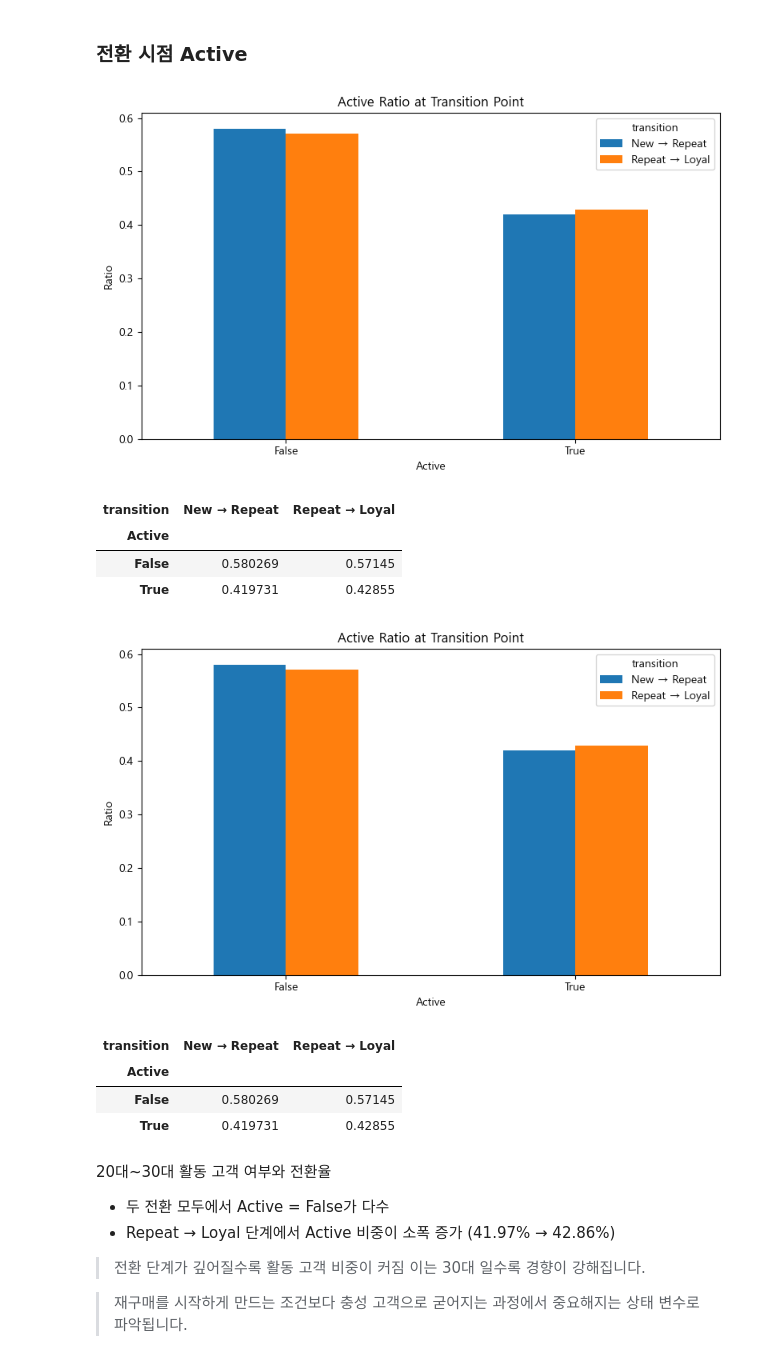
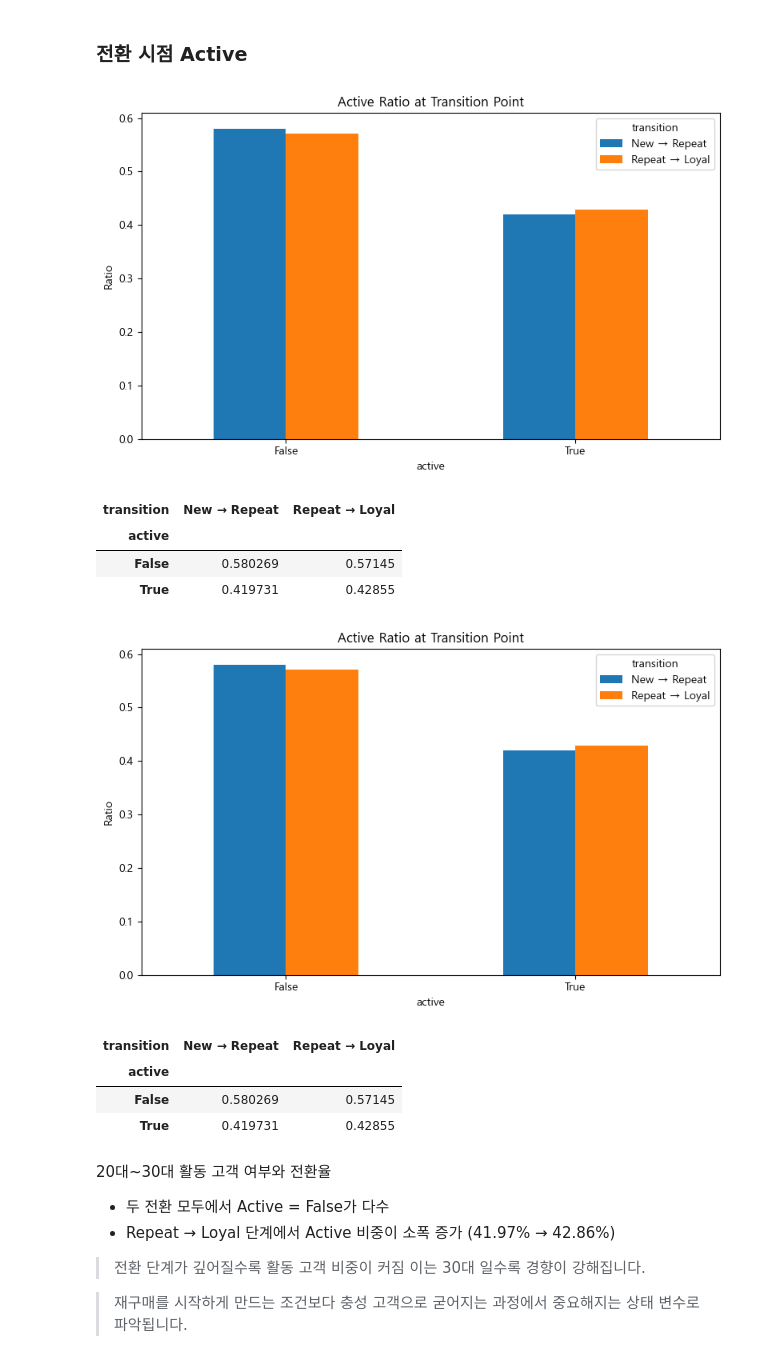
Before and after one commit to leegolem/data-commando-project, a Jupyter notebook: notebooks/member2/3. Analyze_try5_total.ipynb, the cells around one changed output. Cells and saved outputs as stored; diff of their text form; code cells hidden in the pictures.

```diff
--- a/notebooks/member2/3. Analyze_try5_total.ipynb
+++ b/notebooks/member2/3. Analyze_try5_total.ipynb
@@ -1959,8 +1957,8 @@ cust_attr = (
     analysis_cust[
         ["customer_id"
         , "age_group"
-        , "FN"
-        , "Active"
+        , "fn"
+        , "active"
         , "club_member_status"]
     ]
     .drop_duplicates("customer_id")
@@ -2218,43 +2216,43 @@ FN을 구독하든 안 하든 전환 확률 자체가 크게 달라지지 않는
 # %%
 # 20대 활동 고객 여부
 active_20s = (
     transition_attr_20s
-    .groupby(["transition", "Active"], as_index=False)
+    .groupby(["transition", "active"], as_index=False)
     .agg(customer_cnt=("customer_id", "nunique"))
 )
 
 # 20대 활동 고객 여부 비율
 active_20s["ratio"] = (
     active_20s["customer_cnt"]
     / active_20s.groupby("transition")["customer_cnt"].transform("sum")
 )
 
 # 그래프용 피봇
 active_pivot = (
     active_20s
-    .pivot(index="Active", columns="transition", values="ratio")
+    .pivot(index="active", columns="transition", values="ratio")
     .fillna(0)
 )
 
 active_pivot.plot(kind="bar", figsize=(8, 5))
 plt.title("Active Ratio at Transition Point")
 plt.ylabel("Ratio")
 plt.xticks(rotation=0)
 plt.tight_layout()
 plt.show()
 
 active_pivot
 # %% [output]
 [figure]
 | transition | New → Repeat | Repeat → Loyal |
-| Active |  |  |
+| active |  |  |
 | False | 0.580269 | 0.57145 |
 | True | 0.419731 | 0.42855 |
 # %%
 # 30대 활동 고객 여부
 active_30s = (
     transition_attr_30s
-    .groupby(["transition", "Active"], as_index=False)
+    .groupby(["transition", "active"], as_index=False)
     .agg(customer_cnt=("customer_id", "nunique"))
 )
 
@@ -2267,7 +2265,7 @@ active_30s["ratio"] = (
 # 그래프용 피봇
 active_pivot = (
     active_20s
-    .pivot(index="Active", columns="transition", values="ratio")
+    .pivot(index="active", columns="transition", values="ratio")
     .fillna(0)
 )
 
@@ -2282,7 +2280,7 @@ active_pivot
 # %% [output]
 [figure]
 | transition | New → Repeat | Repeat → Loyal |
-| Active |  |  |
+| active |  |  |
 | False | 0.580269 | 0.57145 |
 | True | 0.419731 | 0.42855 |
 # %% [markdown]
```
Also changed, not shown: parts of 7 cells of this notebook.
